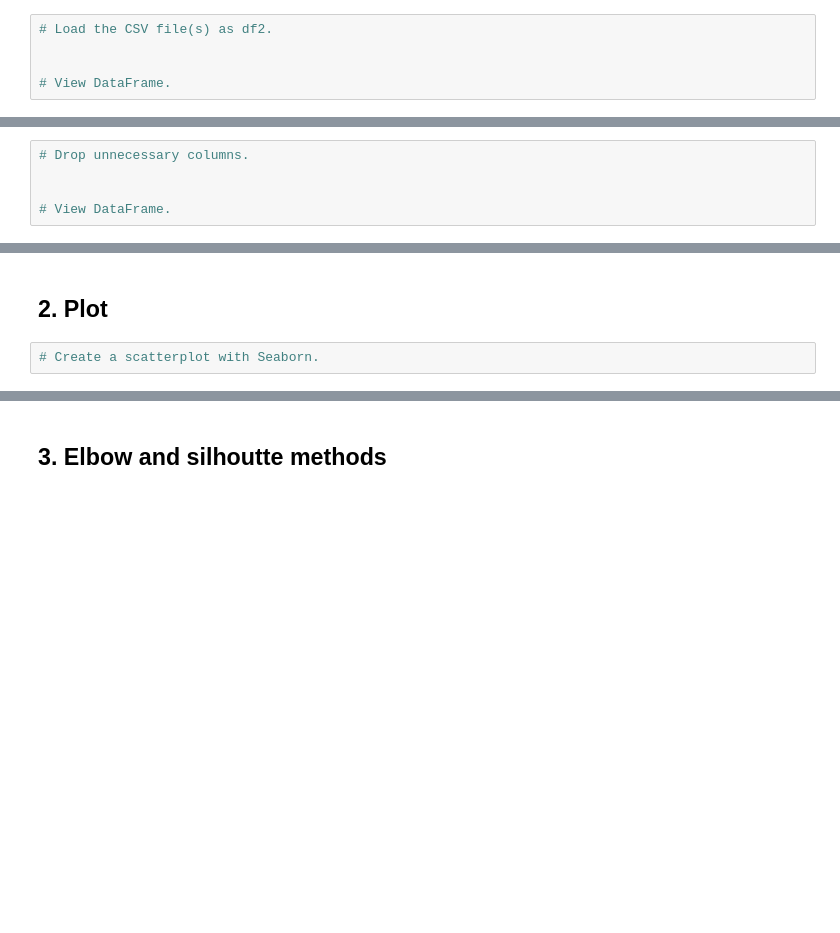
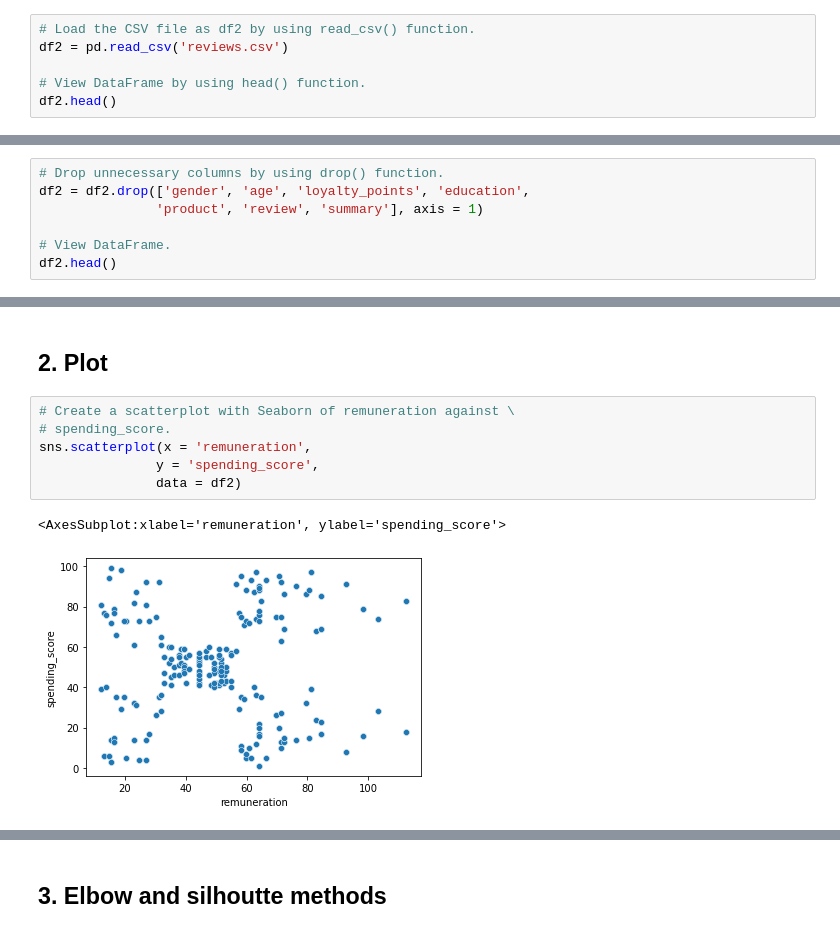
Before and after one commit to alexs178/LSE_DA_Turtle_Games_Analysis, a Jupyter notebook: Sewell_Alexander_DA301_Assignment_Notebook.ipynb, the cells around one changed output, grey strips where cells are left out. Saved outputs shown, nothing was run; the diff lists cells and outputs as text; blank space fills up the shorter version.

```diff
--- a/Sewell_Alexander_DA301_Assignment_Notebook.ipynb
+++ b/Sewell_Alexander_DA301_Assignment_Notebook.ipynb
@@ -462,7 +483,8 @@ from scipy.spatial.distance import cdist
 import warnings
 warnings.filterwarnings('ignore')
 # %%
-# Load the CSV file(s) as df2.
+# Load the CSV file as df2 by using read_csv() function.
+df2 = pd.read_csv('reviews.csv')
 
-
-# View DataFrame.
+# View DataFrame by using head() function.
+df2.head()
@@ -469,5 +498,7 @@ warnings.filterwarnings('ignore')
 # %%
-# Drop unnecessary columns.
-
+# Drop unnecessary columns by using drop() function.
+df2 = df2.drop(['gender', 'age', 'loyalty_points', 'education',
+               'product', 'review', 'summary'], axis = 1)
 
 # View DataFrame.
+df2.head()
@@ -478,6 +545,13 @@ warnings.filterwarnings('ignore')
 # %% [markdown]
 ## 2. Plot
 # %%
-# Create a scatterplot with Seaborn.
+# Create a scatterplot with Seaborn of remuneration against \
+# spending_score.
+sns.scatterplot(x = 'remuneration',
+               y = 'spending_score',
+               data = df2)
+# %% [output]
+<AxesSubplot:xlabel='remuneration', ylabel='spending_score'>
+[figure, added]
 # %%
 # Create a pairplot with Seaborn.
```
Also changed, not shown: parts of 43 cells of this notebook.
